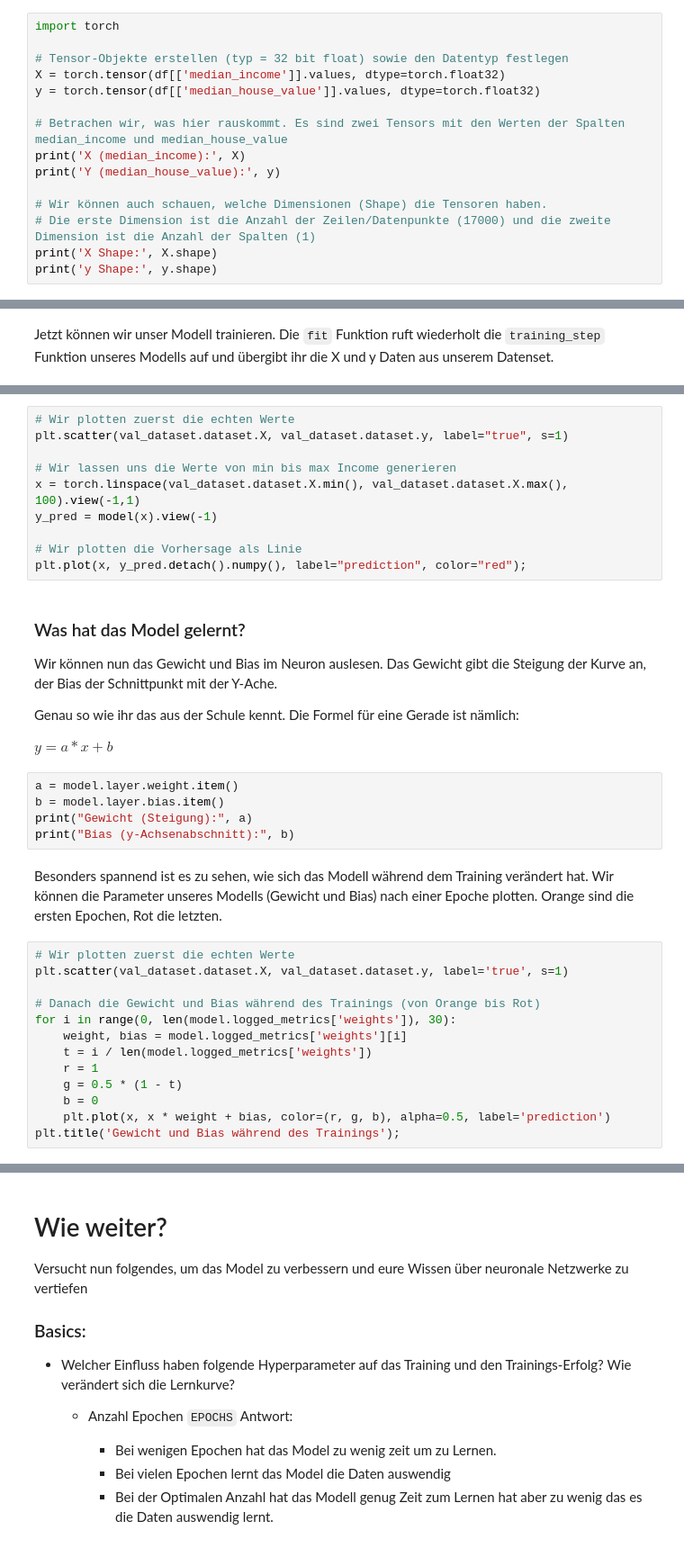
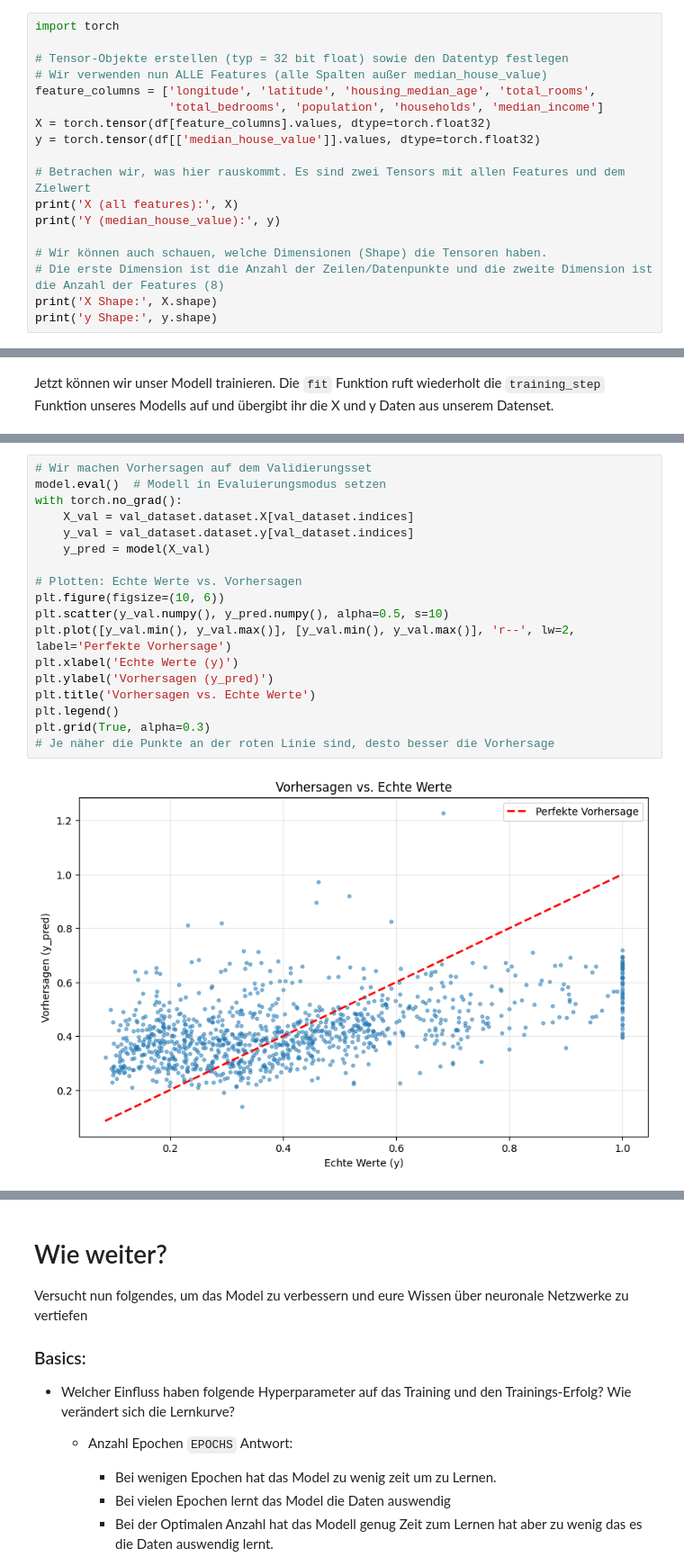
Before and after one commit to OnlyNico43/ai-challange, a Jupyter notebook: 01_Homework/01f_AI_LinRegression.ipynb, the cells around one changed output, grey strips where cells are left out. Shown: that part at 90% size. Cells and saved outputs as stored; diff of their text form.

Commit message:
feat: mulitlayer model with more neurons and more dataentry points (all available)

```diff
--- a/01_Homework/01f_AI_LinRegression.ipynb
+++ b/01_Homework/01f_AI_LinRegression.ipynb
@@ -71,14 +99,17 @@ Wir betrachten die Spalte `median_income` als X (Eingabe, Feature) und wollen de
 import torch
 
 # Tensor-Objekte erstellen (typ = 32 bit float) sowie den Datentyp festlegen
-X = torch.tensor(df[['median_income']].values, dtype=torch.float32)
+# Wir verwenden nun ALLE Features (alle Spalten außer median_house_value)
+feature_columns = ['longitude', 'latitude', 'housing_median_age', 'total_rooms',
+                   'total_bedrooms', 'population', 'households', 'median_income']
+X = torch.tensor(df[feature_columns].values, dtype=torch.float32)
 y = torch.tensor(df[['median_house_value']].values, dtype=torch.float32)
 
-# Betrachen wir, was hier rauskommt. Es sind zwei Tensors mit den Werten der Spalten median_income und median_house_value
-print('X (median_income):', X)
+# Betrachen wir, was hier rauskommt. Es sind zwei Tensors mit allen Features und dem Zielwert
+print('X (all features):', X)
 print('Y (median_house_value):', y)
 
 # Wir können auch schauen, welche Dimensionen (Shape) die Tensoren haben.
-# Die erste Dimension ist die Anzahl der Zeilen/Datenpunkte (17000) und die zweite Dimension ist die Anzahl der Spalten (1)
+# Die erste Dimension ist die Anzahl der Zeilen/Datenpunkte und die zweite Dimension ist die Anzahl der Features (8)
 print('X Shape:', X.shape)
 print('y Shape:', y.shape)
@@ -265,38 +367,20 @@ Da die Vorhersagen unseres Modells sehr einfach sind (eine Linie) können wir Si
-# %%
-# Wir plotten zuerst die echten Werte
-plt.scatter(val_dataset.dataset.X, val_dataset.dataset.y, label="true", s=1)
-
-# Wir lassen uns die Werte von min bis max Income generieren
-x = torch.linspace(val_dataset.dataset.X.min(), val_dataset.dataset.X.max(), 100).view(-1,1)
-y_pred = model(x).view(-1)
-
-# Wir plotten die Vorhersage als Linie
-plt.plot(x, y_pred.detach().numpy(), label="prediction", color="red");
-# %% [markdown]
-### Was hat das Model gelernt?
-
-Wir können nun das Gewicht und Bias im Neuron auslesen. Das Gewicht gibt die Steigung der Kurve an, der Bias der Schnittpunkt mit der Y-Ache.
-
-Genau so wie ihr das aus der Schule kennt. Die Formel für eine Gerade ist nämlich:
-
-$y = a * x + b$
-# %%
-a = model.layer.weight.item()
-b = model.layer.bias.item()
-print("Gewicht (Steigung):", a)
-print("Bias (y-Achsenabschnitt):", b)
-# %% [markdown]
-Besonders spannend ist es zu sehen, wie sich das Modell während dem Training verändert hat. Wir können die Parameter unseres Modells (Gewicht und Bias) nach einer Epoche plotten. Orange sind die ersten Epochen, Rot die letzten.
-# %%
-# Wir plotten zuerst die echten Werte
-plt.scatter(val_dataset.dataset.X, val_dataset.dataset.y, label='true', s=1)
-
-# Danach die Gewicht und Bias während des Trainings (von Orange bis Rot)
-for i in range(0, len(model.logged_metrics['weights']), 30):
-    weight, bias = model.logged_metrics['weights'][i]
-    t = i / len(model.logged_metrics['weights'])
-    r = 1
-    g = 0.5 * (1 - t)
-    b = 0
-    plt.plot(x, x * weight + bias, color=(r, g, b), alpha=0.5, label='prediction')
-plt.title('Gewicht und Bias während des Trainings');
+# %%
+# Wir machen Vorhersagen auf dem Validierungsset
+model.eval()  # Modell in Evaluierungsmodus setzen
+with torch.no_grad():
+    X_val = val_dataset.dataset.X[val_dataset.indices]
+    y_val = val_dataset.dataset.y[val_dataset.indices]
+    y_pred = model(X_val)
+
+# Plotten: Echte Werte vs. Vorhersagen
+plt.figure(figsize=(10, 6))
+plt.scatter(y_val.numpy(), y_pred.numpy(), alpha=0.5, s=10)
+plt.plot([y_val.min(), y_val.max()], [y_val.min(), y_val.max()], 'r--', lw=2, label='Perfekte Vorhersage')
+plt.xlabel('Echte Werte (y)')
+plt.ylabel('Vorhersagen (y_pred)')
+plt.title('Vorhersagen vs. Echte Werte')
+plt.legend()
+plt.grid(True, alpha=0.3)
+# Je näher die Punkte an der roten Linie sind, desto besser die Vorhersage
+# %% [output]
+[figure, added]
```
Also changed, not shown: parts of 15 cells of this notebook.
